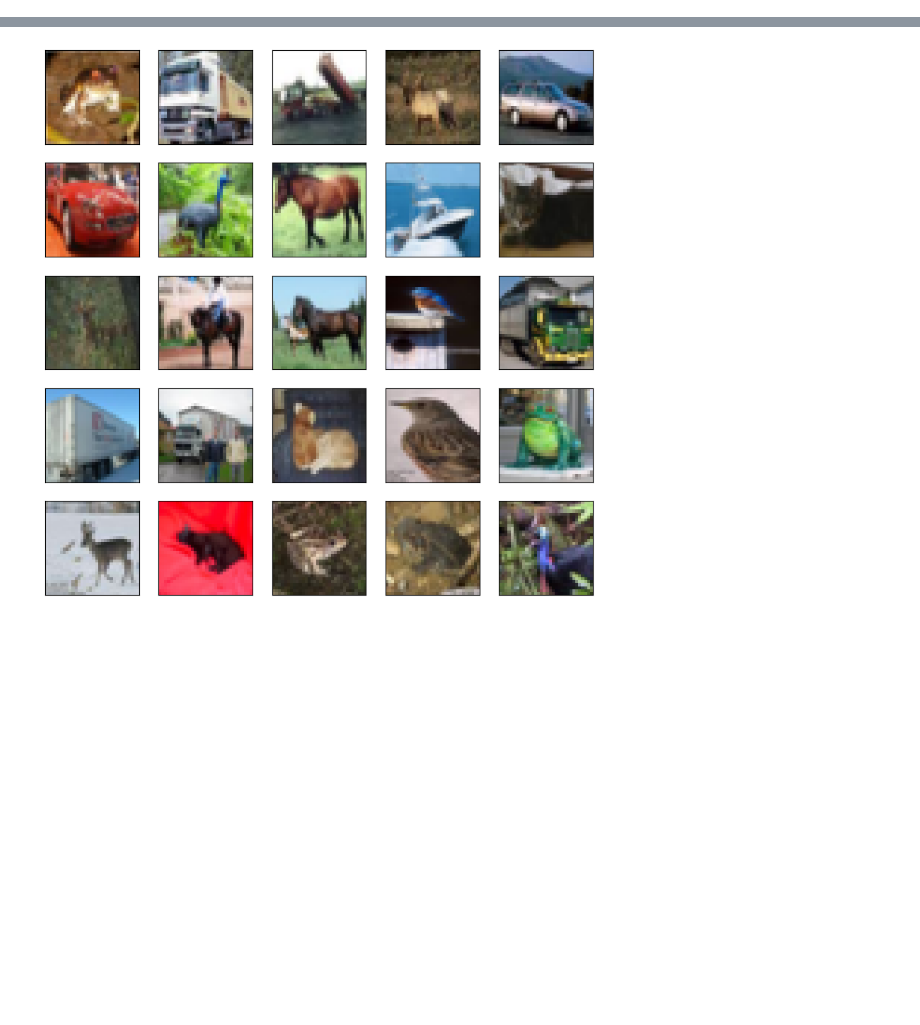
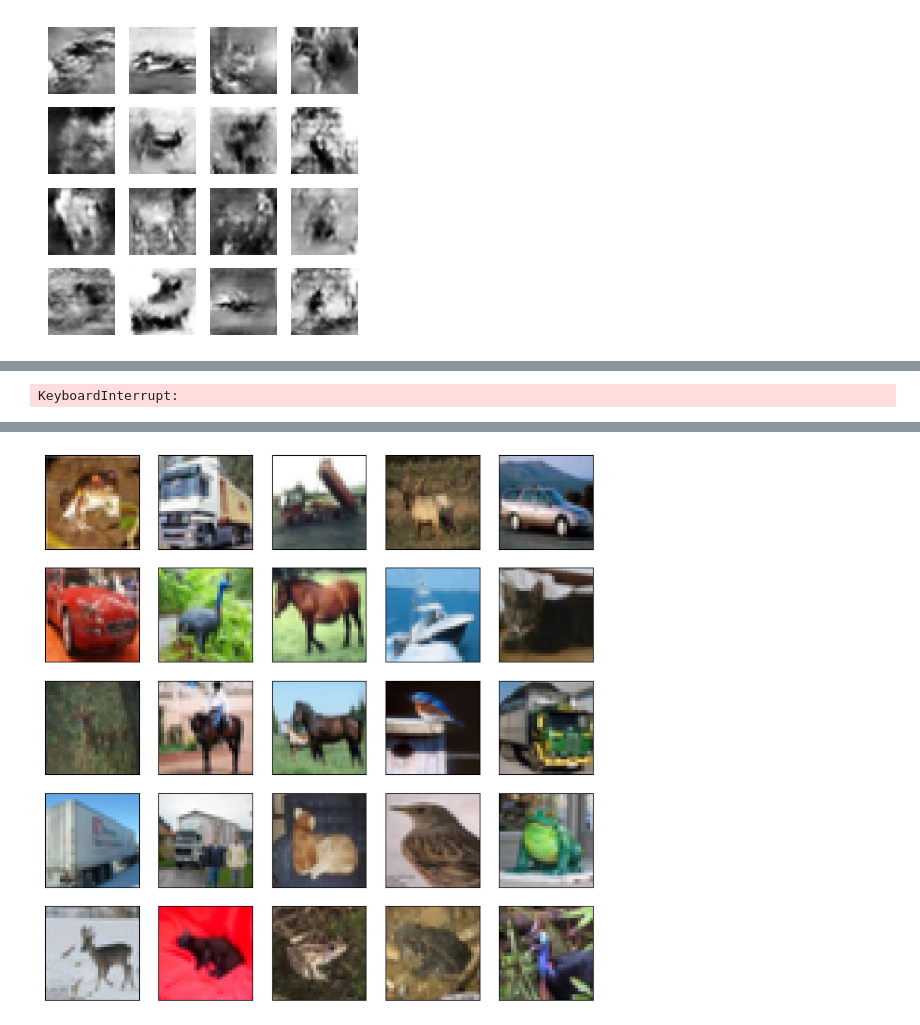
Before and after one commit to bohdin/DCGAN, a Jupyter notebook: DCGAN.ipynb, the cells around one changed output, grey strips where cells are left out. Drawn from its saved outputs; the diff is of its cells as text; code cells hidden in the pictures; blank space fills up the shorter version.

```diff
--- a/DCGAN.ipynb
+++ b/DCGAN.ipynb
@@ -5,0 +99,33 @@ import matplotlib.pyplot as plt
+# %%
+def train(dataset, epochs):
+  gen_losses = []
+  disc_losses = []
+
+  for epoch in range(epochs):
+    start = time.time()
+    epoch_gen_loss = 0
+    epoch_disc_loss = 0
+    num_batches = 0
+
+    for image_batch in dataset:
+      gen_loss, disc_loss = train_step(image_batch)
+      epoch_gen_loss += gen_loss
+      epoch_disc_loss += disc_loss
+      num_batches += 1
+
+    gen_losses.append(epoch_gen_loss / num_batches)
+    disc_losses.append(epoch_disc_loss / num_batches)
+
+    if (epoch + 1) % 50 == 0:
+      display.clear_output(wait=True)
+      generate_images(generator, epoch + 1, seed)
+
+    if (epoch + 1) % 50 == 0:
+      checkpoint.save(file_prefix = checkpoint_prefix)
+
+    print(f'Time for epoch {epoch + 1} is {time.time()-start:.2f} sec')
+    print(f'Generator loss: {gen_losses[-1]}, Discriminator loss: {disc_losses[-1]}')
+
+  display.clear_output(wait=True)
+  generate_images(generator, epochs, seed)
+  return gen_losses, disc_losses
@@ -6,4 +145,4 @@ import matplotlib.pyplot as plt
 # %%
-(x_train, y_train), (x_test, y_test) = tf.keras.datasets.cifar10.load_data()
+(train_images, train_labels), (_, _) = tf.keras.datasets.cifar10.load_data()
 # %% [output]
 Downloading data from https://www.cs.toronto.edu/~kriz/cifar-10-python.tar.gz
@@ -10,0 +150,9 @@ Downloading data from https://www.cs.toronto.edu/~kriz/cifar-10-python.tar.gz
+# %%
+train_images = train_images.reshape(train_images.shape[0], 32, 32, 3).astype('float32')
+train_images = (train_images - 127.5) / 127.5
+# %%
+train_dataset = tf.data.Dataset.from_tensor_slices(train_images).shuffle(BUFFER_SIZE).batch(BATCH_SIZE)
+# %%
+gen_history, dis_history = train(train_dataset, EPOCHS)
+# %% [output]
+[figure, added]
@@ -10,0 +175 @@ Downloading data from https://www.cs.toronto.edu/~kriz/cifar-10-python.tar.gz
+KeyboardInterrupt:
```
Also changed, not shown: parts of 14 cells of this notebook.
